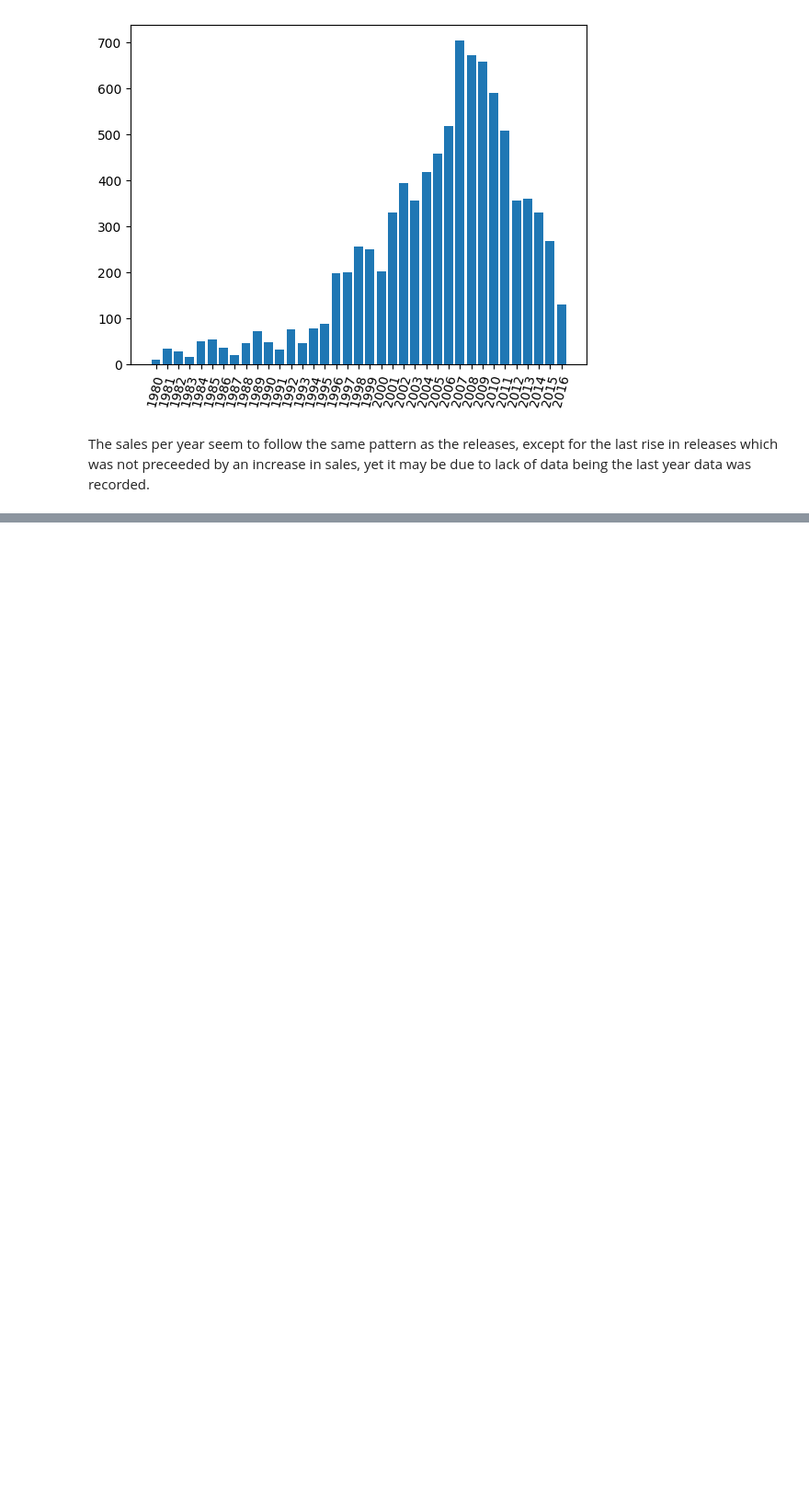
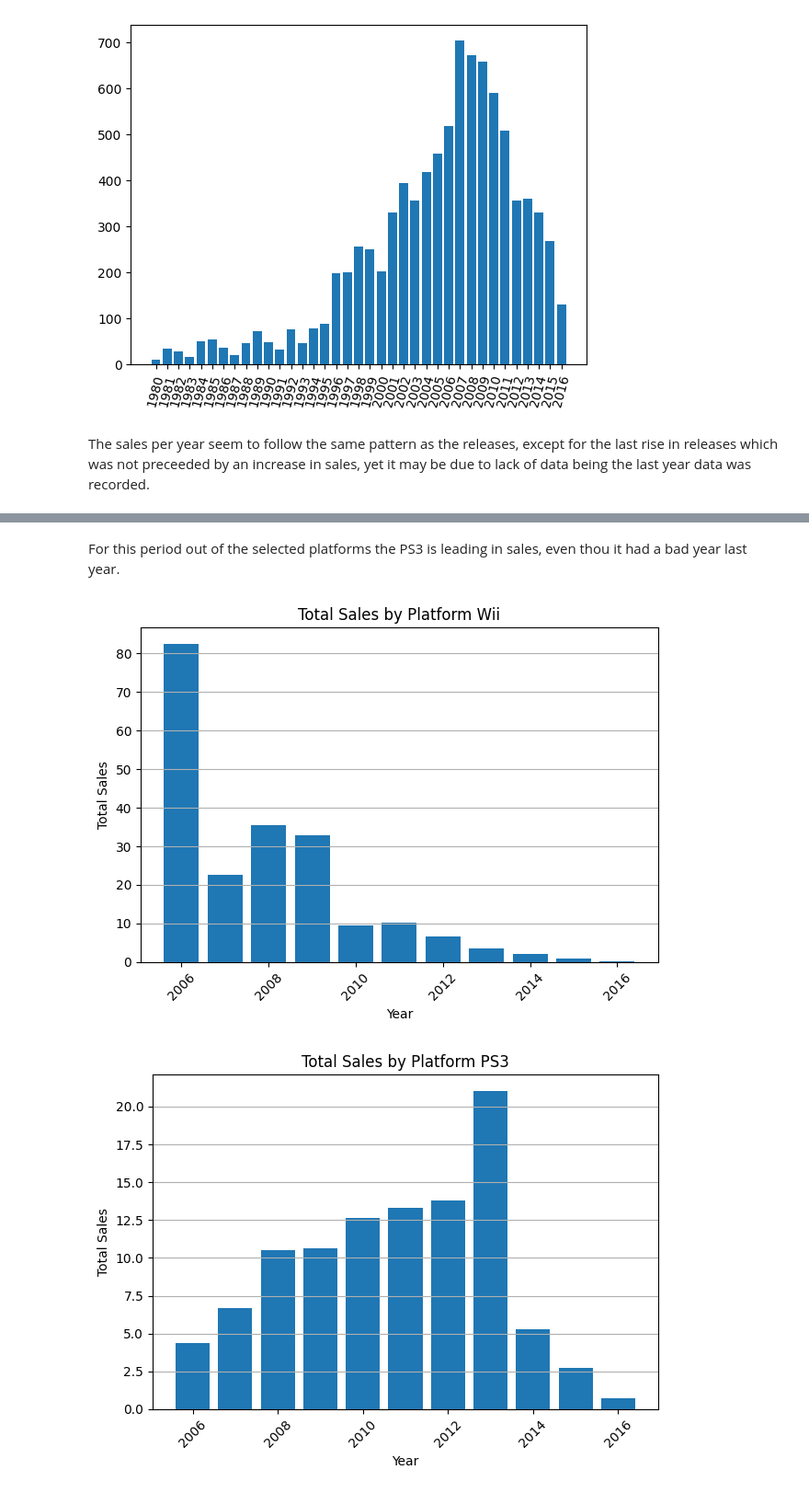
Before and after one commit to TirsoPaneque/integrated_project, a Jupyter notebook: notebooks/EDA.ipynb, the cells around one changed output, grey strips where cells are left out. Shown at 92% size. Saved outputs shown, nothing was run; the diff lists cells and outputs as text; code cells hidden in the pictures; blank space fills up the shorter version.

Commit message:
Reached the boxplot making point in the excercise. Still gotta read that and keep moving.

```diff
--- a/notebooks/EDA.ipynb
+++ b/notebooks/EDA.ipynb
@@ -425,0 +526,4 @@ The sales per year seem to follow the same pattern as the releases, except for t
+# %%
+still_active_platforms = df.groupby('platform')['year_of_release'].min().sort_values(ascending=False).reset_index()
+still_active_platforms = still_active_platforms[still_active_platforms['year_of_release']>=2006]['platform']
+df_filtered = df[df['platform'].isin(still_active_platforms)]
@@ -425,0 +541,17 @@ The sales per year seem to follow the same pattern as the releases, except for t
+# %% [markdown]
+For this period out of the selected platforms the PS3 is leading in sales, even thou it had a bad year last year.
+# %%
+for platform in df_filtered['platform'].unique():
+    platform_sales = df_filtered[df_filtered['platform'] == platform]
+
+    plt.bar(platform_sales['year_of_release'], platform_sales['total_sales'], label=platform)
+    plt.title(f'Total Sales by Platform {platform}')
+    plt.xlabel('Year')
+    plt.ylabel('Total Sales')
+    plt.xticks(rotation=45)
+    plt.grid(axis='y')
+    plt.tight_layout()
+    plt.show()
+# %% [output]
+[figure, added]
+[figure, added]
```
Also changed, not shown: parts of 26 cells of this notebook.
